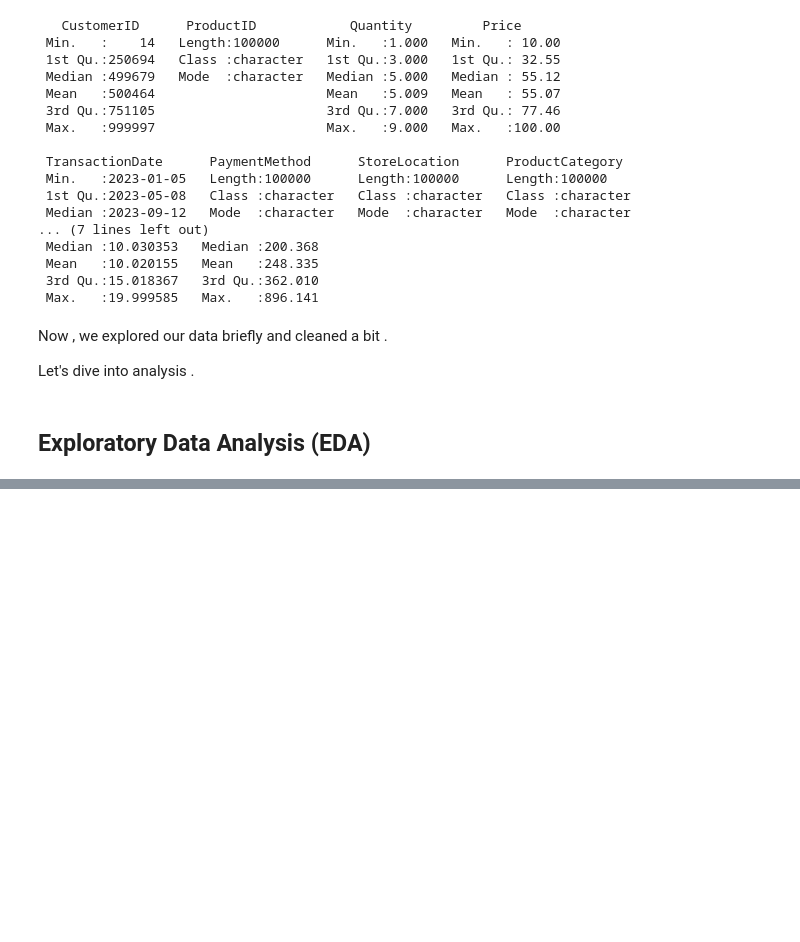
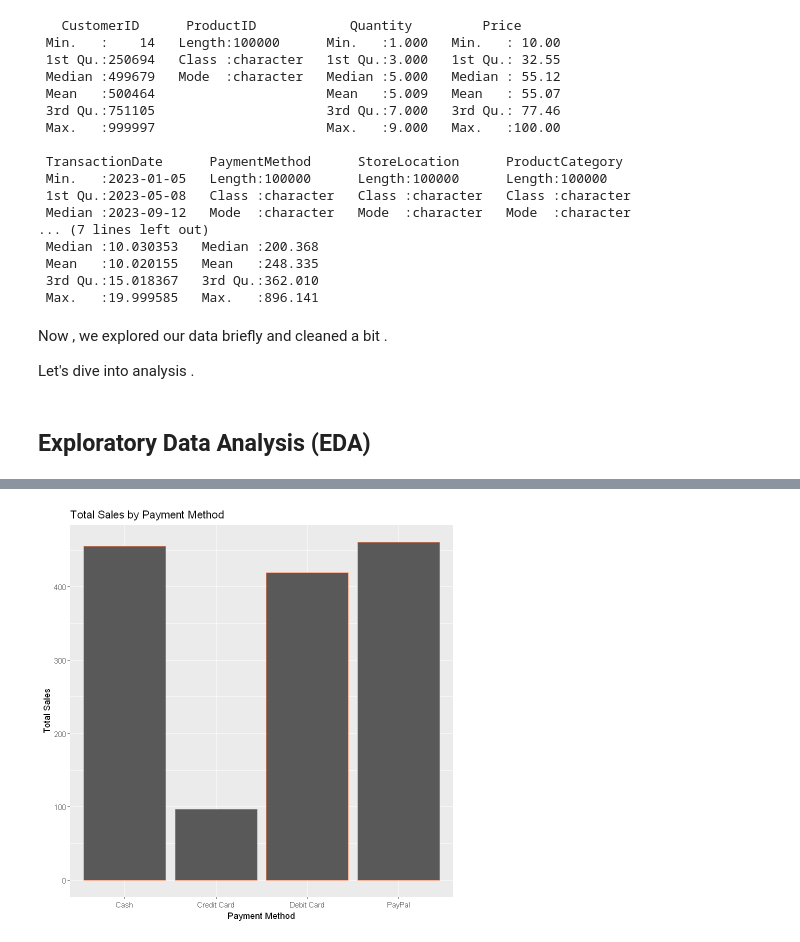
Before and after one commit to Harounnn/Statistical-Analysis-using-R, a Jupyter notebook: notebook.ipynb, the cells around one changed output, grey strips where cells are left out. Cells and saved outputs as stored; diff of their text form; code cells hidden in the pictures; blank space fills up the shorter version.

```diff
--- a/notebook.ipynb
+++ b/notebook.ipynb
@@ -105,0 +199,10 @@ Let's dive into analysis .
+# %%
+data %>%
+  group_by(PaymentMethod) %>%
+  summarise(total_sales = sum(ifelse(is.numeric(TotalAmount), TotalAmount, 0))) %>%
+  arrange(desc(total_sales)) %>%
+  ggplot(aes(x = PaymentMethod, y = total_sales)) +
+  geom_bar(stat = "identity", color = "coral") +
+  labs(title = "Total Sales by Payment Method", x = "Payment Method", y = "Total Sales")
+# %% [output]
+[figure, added]
```
Also changed, not shown: parts of 8 cells of this notebook, 2 other files.
